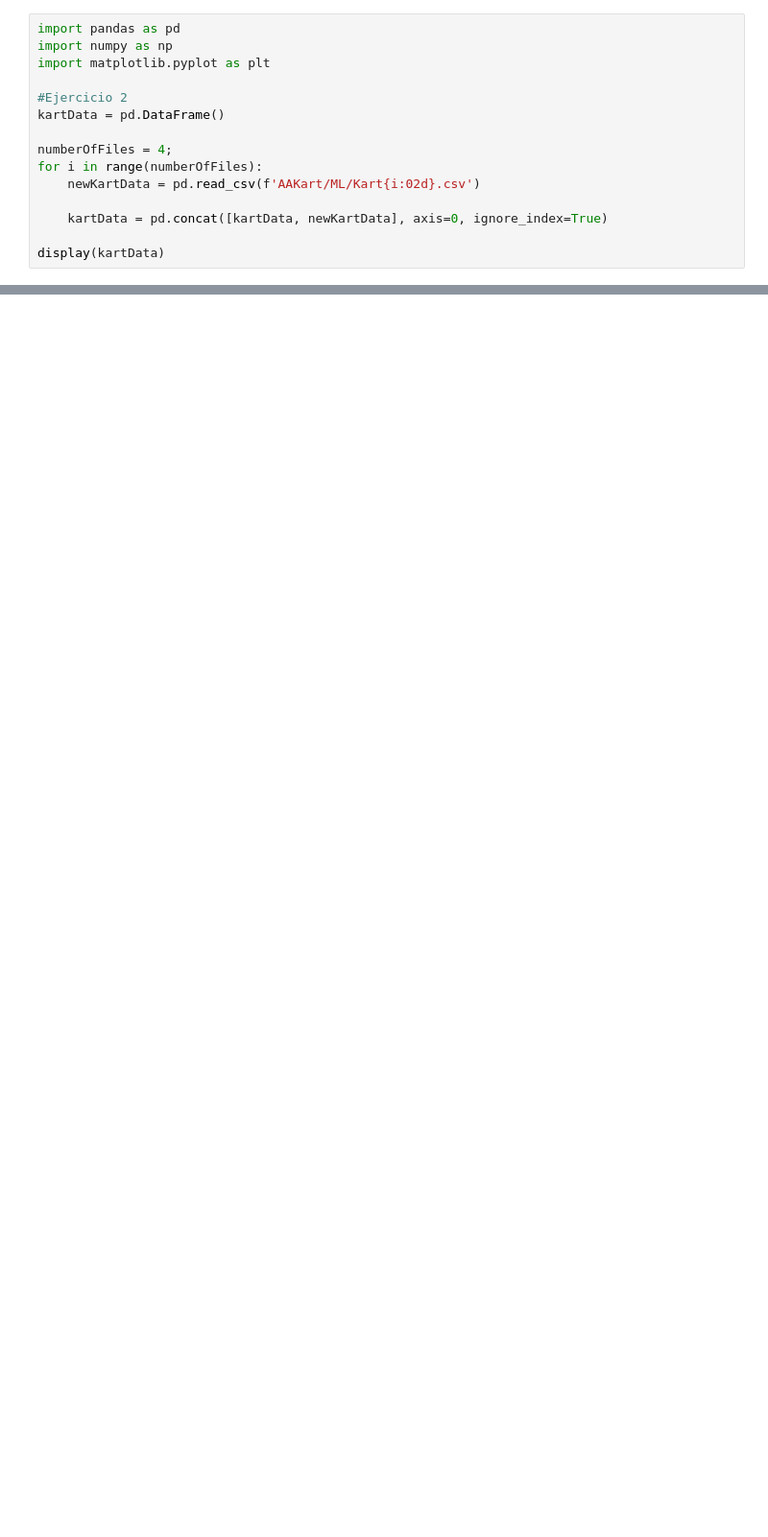
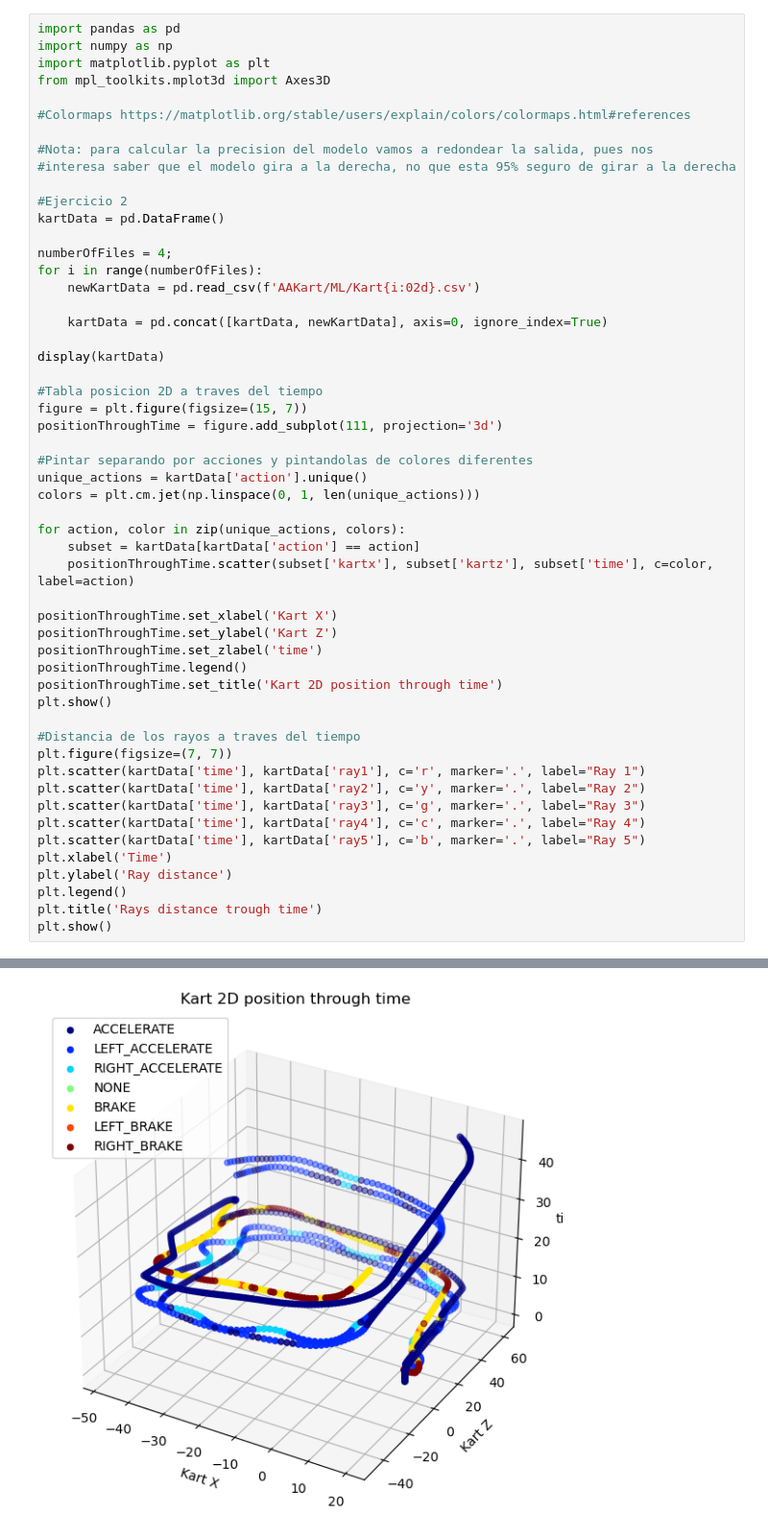
Before and after one commit to javics2002/AAMD, a Jupyter notebook: Practica6/Ejercicios.ipynb, the cells around one changed output, grey strips where cells are left out. Shown at 96% size. Cells and saved outputs as stored; diff of their text form; blank space fills up the shorter version.

```diff
--- a/Practica6/Ejercicios.ipynb
+++ b/Practica6/Ejercicios.ipynb
@@ -1,29 +1,68 @@
 # %%
 import pandas as pd
 import numpy as np
 import matplotlib.pyplot as plt
+from mpl_toolkits.mplot3d import Axes3D
+
+#Colormaps https://matplotlib.org/stable/users/explain/colors/colormaps.html#references
+
+#Nota: para calcular la precision del modelo vamos a redondear la salida, pues nos
+#interesa saber que el modelo gira a la derecha, no que esta 95% seguro de girar a la derecha
 
 #Ejercicio 2
 kartData = pd.DataFrame()
 
 numberOfFiles = 4;
 for i in range(numberOfFiles):
     newKartData = pd.read_csv(f'AAKart/ML/Kart{i:02d}.csv')
 
     kartData = pd.concat([kartData, newKartData], axis=0, ignore_index=True)
 
 display(kartData)
+
+#Tabla posicion 2D a traves del tiempo
+figure = plt.figure(figsize=(15, 7))
+positionThroughTime = figure.add_subplot(111, projection='3d')
+
+#Pintar separando por acciones y pintandolas de colores diferentes
+unique_actions = kartData['action'].unique()
+colors = plt.cm.jet(np.linspace(0, 1, len(unique_actions)))
+
+for action, color in zip(unique_actions, colors):
+    subset = kartData[kartData['action'] == action]
+    positionThroughTime.scatter(subset['kartx'], subset['kartz'], subset['time'], c=color, label=action)
+
+positionThroughTime.set_xlabel('Kart X')
+positionThroughTime.set_ylabel('Kart Z')
+positionThroughTime.set_zlabel('time')
+positionThroughTime.legend()
+positionThroughTime.set_title('Kart 2D position through time')
+plt.show()
+
+#Distancia de los rayos a traves del tiempo
+plt.figure(figsize=(7, 7))
+plt.scatter(kartData['time'], kartData['ray1'], c='r', marker='.', label="Ray 1")
+plt.scatter(kartData['time'], kartData['ray2'], c='y', marker='.', label="Ray 2")
+plt.scatter(kartData['time'], kartData['ray3'], c='g', marker='.', label="Ray 3")
+plt.scatter(kartData['time'], kartData['ray4'], c='c', marker='.', label="Ray 4")
+plt.scatter(kartData['time'], kartData['ray5'], c='b', marker='.', label="Ray 5")
+plt.xlabel('Time')
+plt.ylabel('Ray distance')
+plt.legend()
+plt.title('Rays distance trough time')
+plt.show()
 # %% [output]
 |  | ray1 | ray2 | ray3 | ray4 | ray5 | kartx | karty | kartz | time | action |
 | 0 | -1.000000 | 6.520963 | 4.611085 | 6.489805 | 4.588916 | 15.98892 | 0.264488 | 3.105164 | 0.100632 | ACCELERATE |
 | 1 | -1.000000 | 6.520926 | 4.611081 | 6.489840 | 4.588920 | 15.98892 | 0.273206 | 3.105036 | 0.208055 | ACCELERATE |
 | 2 | -1.000000 | 6.520916 | 4.611076 | 6.489851 | 4.588925 | 15.98892 | 0.275302 | 3.105015 | 0.311390 | ACCELERATE |
 | 3 | -1.000000 | 6.520908 | 4.611072 | 6.489858 | 4.588930 | 15.98893 | 0.275676 | 3.105012 | 0.401621 | ACCELERATE |
 | 4 | -1.000000 | 6.520902 | 4.611067 | 6.489865 | 4.588934 | 15.98893 | 0.275743 | 3.105016 | 0.500187 | ACCELERATE |
 | ... | ... | ... | ... | ... | ... | ... | ... | ... | ... | ... |
 | 1416 | 0.928427 | 0.835753 | 1.547613 | 2.534083 | -1.000000 | 14.98860 | 0.296702 | 52.120530 | 46.001270 | ACCELERATE |
 | 1417 | 0.925835 | 0.842288 | 1.556550 | 2.542170 | -1.000000 | 14.44852 | 0.295907 | 52.790040 | 46.100030 | ACCELERATE |
 | 1418 | 0.923708 | 0.840380 | 1.557029 | 2.545754 | -1.000000 | 13.86868 | 0.295823 | 53.455730 | 46.200100 | ACCELERATE |
 | 1419 | 0.921134 | 0.836330 | 1.560062 | 2.510900 | -1.000000 | 13.24070 | 0.296903 | 54.118750 | 46.302360 | ACCELERATE |
 | 1420 | 0.929354 | 0.842800 | 1.583965 | 2.475222 | -1.000000 | 12.58839 | 0.296181 | 54.741440 | 46.402150 | ACCELERATE |
 1421 rows × 10 columns
+[figure, added]
```
Also changed, not shown: parts of 2 cells of this notebook.
